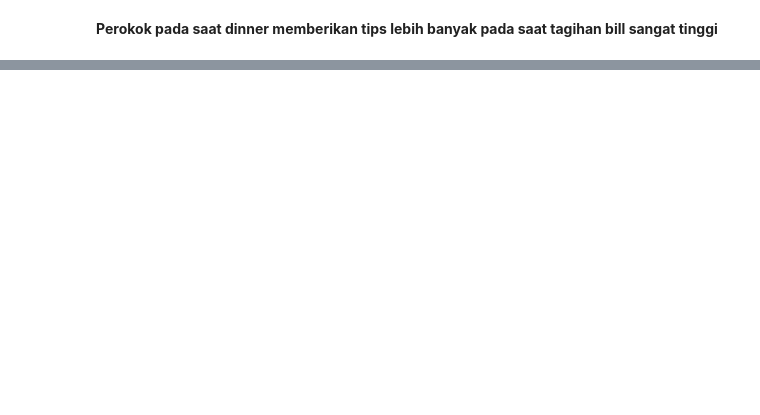
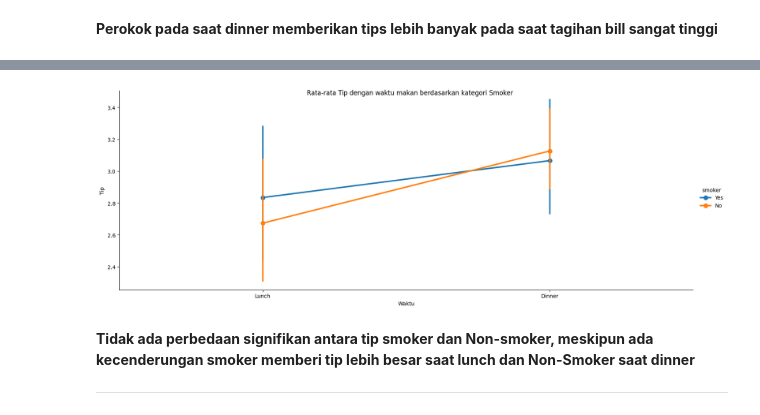
Before and after one commit to Aris0506/Python-Data-Analysis-Project-learning-journey, a Jupyter notebook: 00 mini project/07 Introduction to seaborn/analisis_eksplorasi_data_restoran.ipynb, the cells around one changed output, grey strips where cells are left out. Drawn from its saved outputs; the diff is of its cells as text; code cells hidden in the pictures; blank space fills up the shorter version.

```diff
--- a/00 mini project/07 Introduction to seaborn/analisis_eksplorasi_data_restoran.ipynb
+++ b/00 mini project/07 Introduction to seaborn/analisis_eksplorasi_data_restoran.ipynb
@@ -79,0 +108,19 @@ Analisis: Hari apa yang memiliki median tagihan tertinggi? Hari apa yang memilik
+# %%
+plot3 = sns.catplot(kind='point',
+            x='time',
+            y='tip',
+            data=tips,
+            hue='smoker',
+            height=6,
+            aspect=16/6)
+
+plot3.set_axis_labels('Waktu', 'Tip')
+plot3.fig.suptitle('Rata-rata Tip dengan waktu makan berdasarkan kategori Smoker')
+
+plt.show()
+# %% [output]
+[figure, added]
+# %% [markdown]
+**Tidak ada perbedaan signifikan antara tip smoker dan Non-smoker, meskipun ada kecenderungan smoker memberi tip lebih besar saat lunch dan Non-Smoker saat dinner**
+
+---
```
Also changed, not shown: parts of 6 cells of this notebook, 2 other files.
